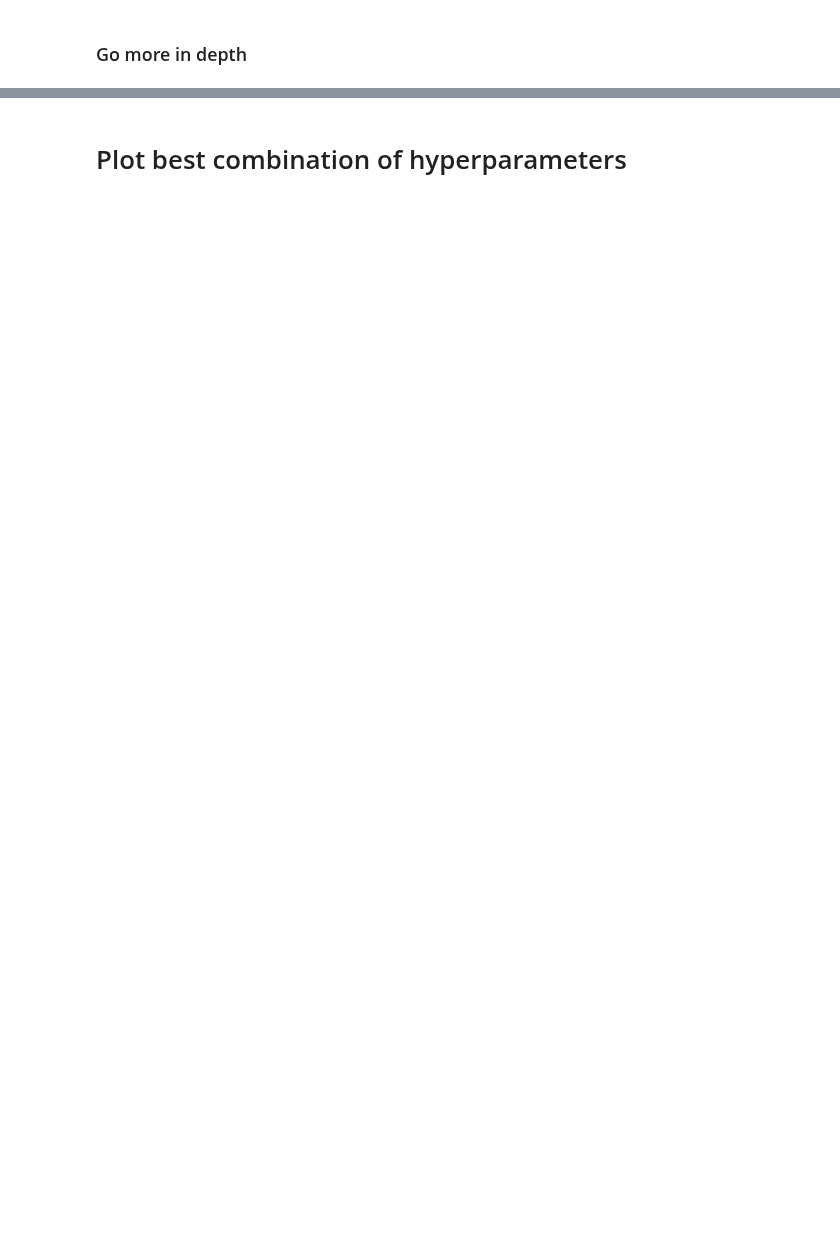
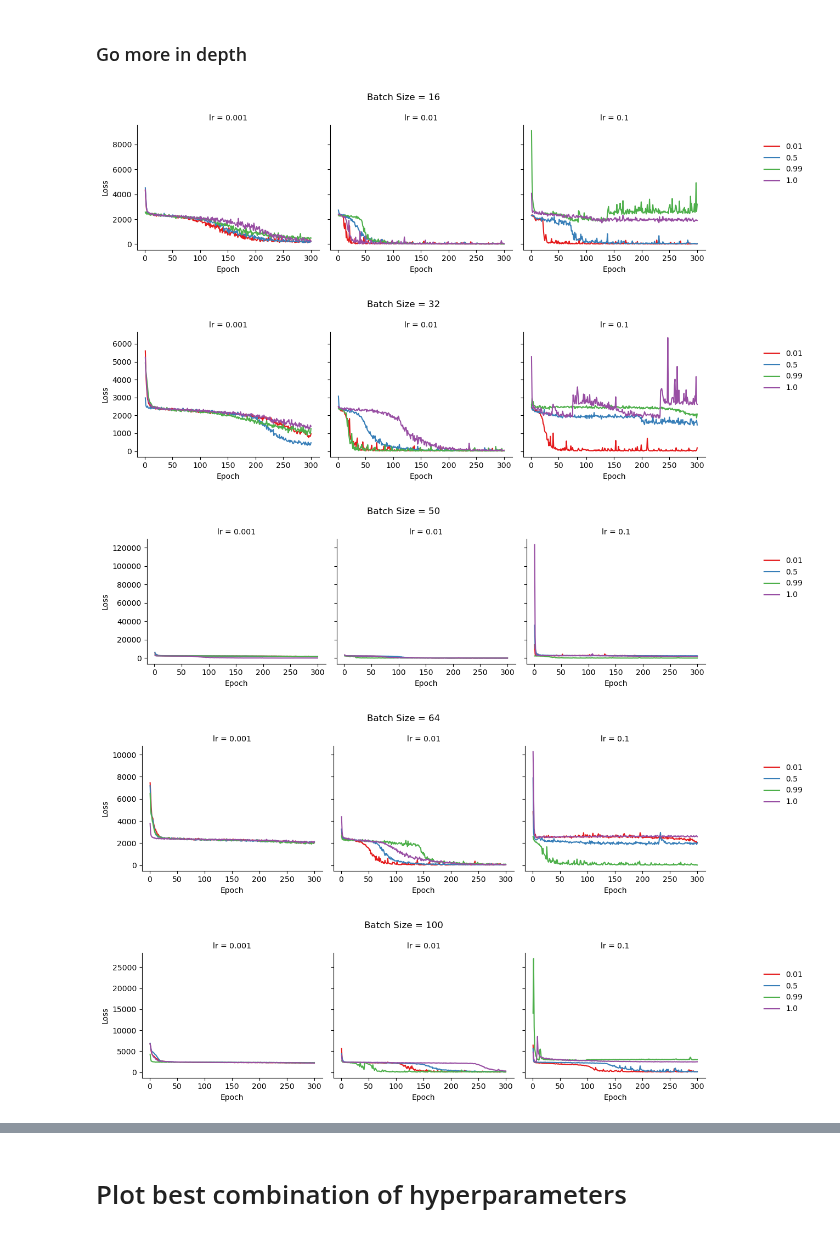
Before and after one commit to luisas/fl4tsf, a Jupyter notebook: analysis/02_centralized_training.ipynb, the cells around one changed output, grey strips where cells are left out. Saved outputs shown, nothing was run; the diff lists cells and outputs as text; code cells hidden in the pictures; blank space fills up the shorter version.

```diff
--- a/analysis/02_centralized_training.ipynb
+++ b/analysis/02_centralized_training.ipynb
@@ -148,5 +154,42 @@ plt.show()
 # %% [markdown]
 ### Go more in depth
+# %%
+import seaborn as sns
+import matplotlib.pyplot as plt
+
+# Loop over each unique batch size
+for batch_size in sorted(training['batch_size'].unique()):
+    tr_batch = training[training['batch_size'] == batch_size]
+
+    g = sns.FacetGrid(tr_batch, col='lr', col_wrap=3, height=3.5, sharey=True)
+
+    g.map_dataframe(
+        sns.lineplot,
+        x='epoch',
+        y='loss',
+        hue='lrdecay',
+        palette='Set1',
+        legend='brief'
+    )
+
+    g.set_axis_labels('Epoch', 'Loss')
+    g.set_titles(col_template='lr = {col_name}')
+    g.fig.subplots_adjust(top=0.85)  # leave space for main title
+    g.fig.suptitle(f"Batch Size = {batch_size}", fontsize=12)
+
+    # move legend outside
+    g.add_legend()
+    g._legend.set_bbox_to_anchor((1.15, 0.6))
+    # y log
+
+    plt.tight_layout()
+    plt.show()
+# %% [output]
+[figure, added]
+[figure, added]
+[figure, added]
+[figure, added]
+[figure, added]
 # %%
 # Add title of type
 
```
Also changed, not shown: parts of 7 cells of this notebook, 18 other files.
